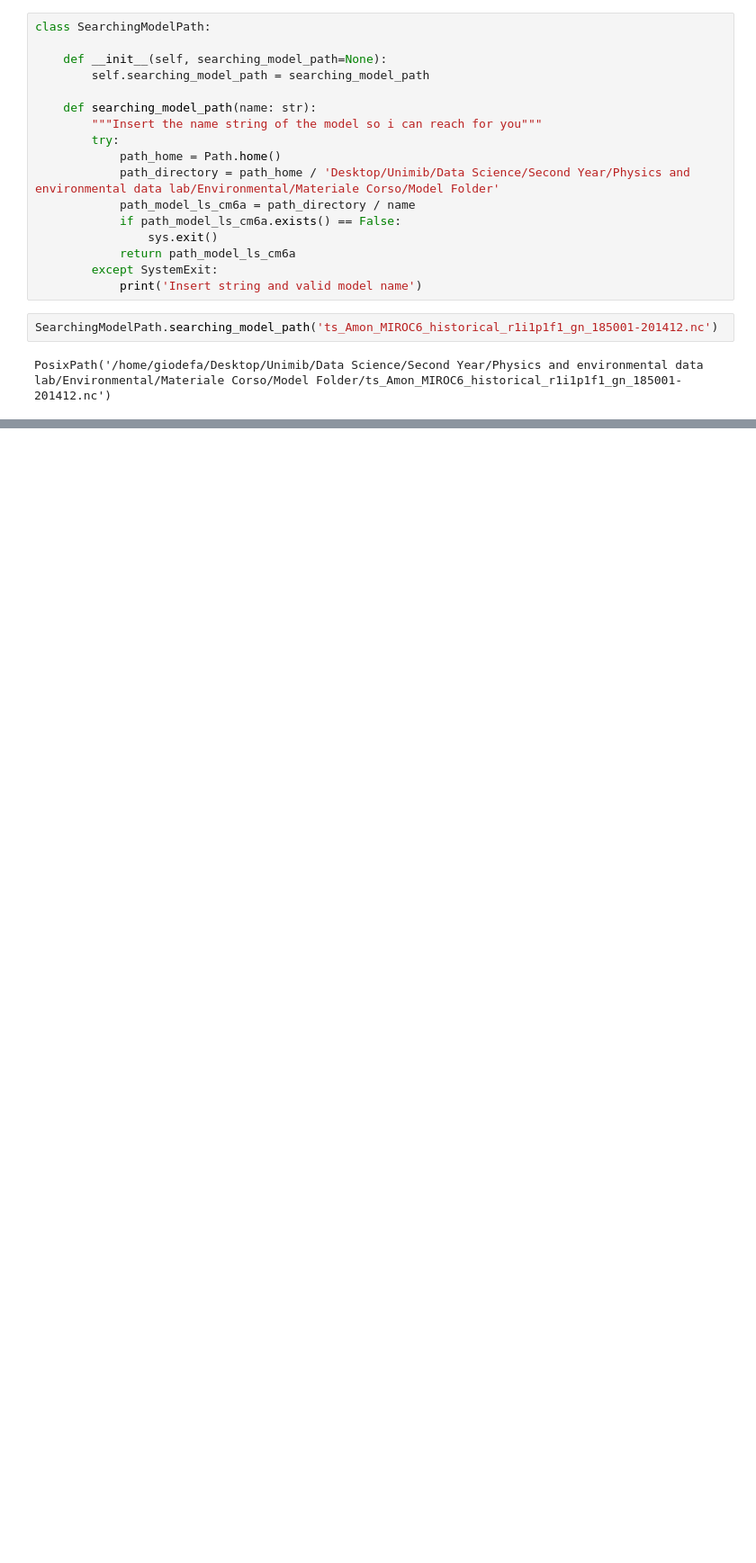
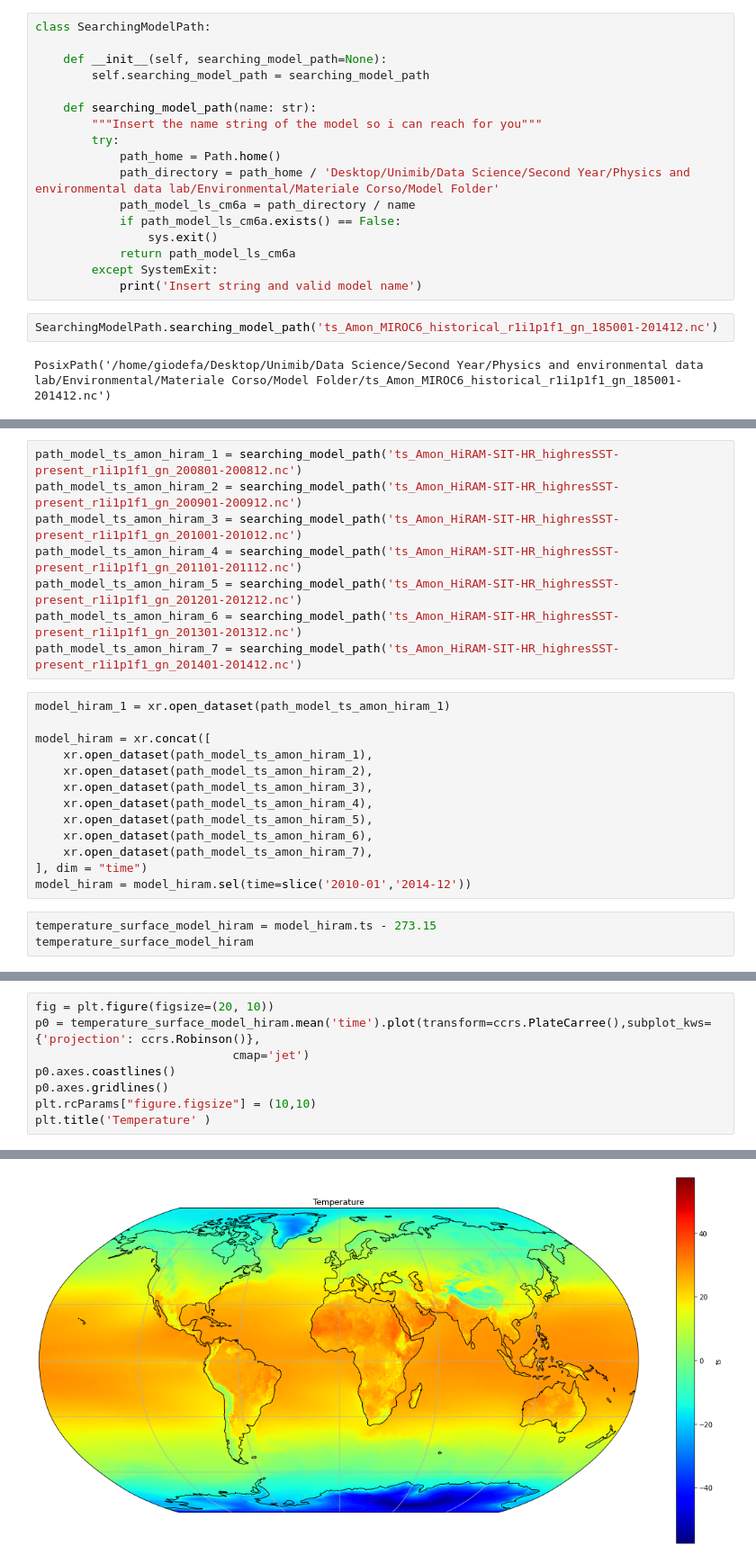
Before and after one commit to giodefa96/final_exam_envi, a Jupyter notebook: bozza/first_part.ipynb, the cells around one changed output, grey strips where cells are left out. Shown at 90% size. Cells and saved outputs as stored; diff of their text form; blank space fills up the shorter version.

```diff
--- a/bozza/first_part.ipynb
+++ b/bozza/first_part.ipynb
@@ -67,0 +62,24 @@ TypeError: unsupported operand type(s) for -: 'cftime._cftime.DatetimeNoLeap' an
+# %%
+path_model_ts_amon_hiram_1 = searching_model_path('ts_Amon_HiRAM-SIT-HR_highresSST-present_r1i1p1f1_gn_200801-200812.nc')
+path_model_ts_amon_hiram_2 = searching_model_path('ts_Amon_HiRAM-SIT-HR_highresSST-present_r1i1p1f1_gn_200901-200912.nc')
+path_model_ts_amon_hiram_3 = searching_model_path('ts_Amon_HiRAM-SIT-HR_highresSST-present_r1i1p1f1_gn_201001-201012.nc')
+path_model_ts_amon_hiram_4 = searching_model_path('ts_Amon_HiRAM-SIT-HR_highresSST-present_r1i1p1f1_gn_201101-201112.nc')
+path_model_ts_amon_hiram_5 = searching_model_path('ts_Amon_HiRAM-SIT-HR_highresSST-present_r1i1p1f1_gn_201201-201212.nc')
+path_model_ts_amon_hiram_6 = searching_model_path('ts_Amon_HiRAM-SIT-HR_highresSST-present_r1i1p1f1_gn_201301-201312.nc')
+path_model_ts_amon_hiram_7 = searching_model_path('ts_Amon_HiRAM-SIT-HR_highresSST-present_r1i1p1f1_gn_201401-201412.nc')
+# %%
+model_hiram_1 = xr.open_dataset(path_model_ts_amon_hiram_1)
+
+model_hiram = xr.concat([
+    xr.open_dataset(path_model_ts_amon_hiram_1),
+    xr.open_dataset(path_model_ts_amon_hiram_2),
+    xr.open_dataset(path_model_ts_amon_hiram_3),
+    xr.open_dataset(path_model_ts_amon_hiram_4),
+    xr.open_dataset(path_model_ts_amon_hiram_5),
+    xr.open_dataset(path_model_ts_amon_hiram_6),
+    xr.open_dataset(path_model_ts_amon_hiram_7),
+], dim = "time")
+model_hiram = model_hiram.sel(time=slice('2010-01','2014-12'))
+# %%
+temperature_surface_model_hiram = model_hiram.ts - 273.15
+temperature_surface_model_hiram
@@ -78,0 +139,9 @@ d1 = d1.sortby(d1.lon)
+# %%
+fig = plt.figure(figsize=(20, 10))
+p0 = temperature_surface_model_hiram.mean('time').plot(transform=ccrs.PlateCarree(),subplot_kws={'projection': ccrs.Robinson()},
+                            cmap='jet')
+p0.axes.coastlines()
+p0.axes.gridlines()
+plt.rcParams["figure.figsize"] = (10,10)
+plt.title('Temperature' )
+# %% [output]
@@ -78,0 +149 @@ d1 = d1.sortby(d1.lon)
+[figure, added]
```
Also changed, not shown: parts of 28 cells of this notebook, 2 other files.
